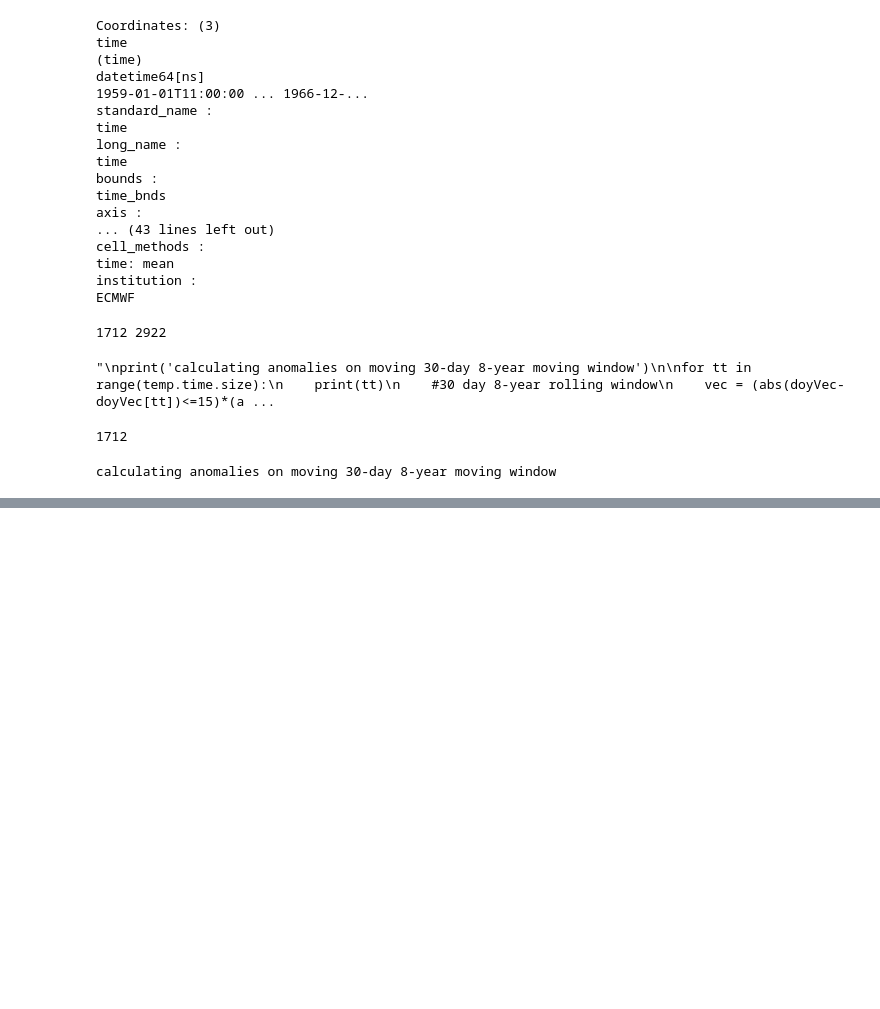
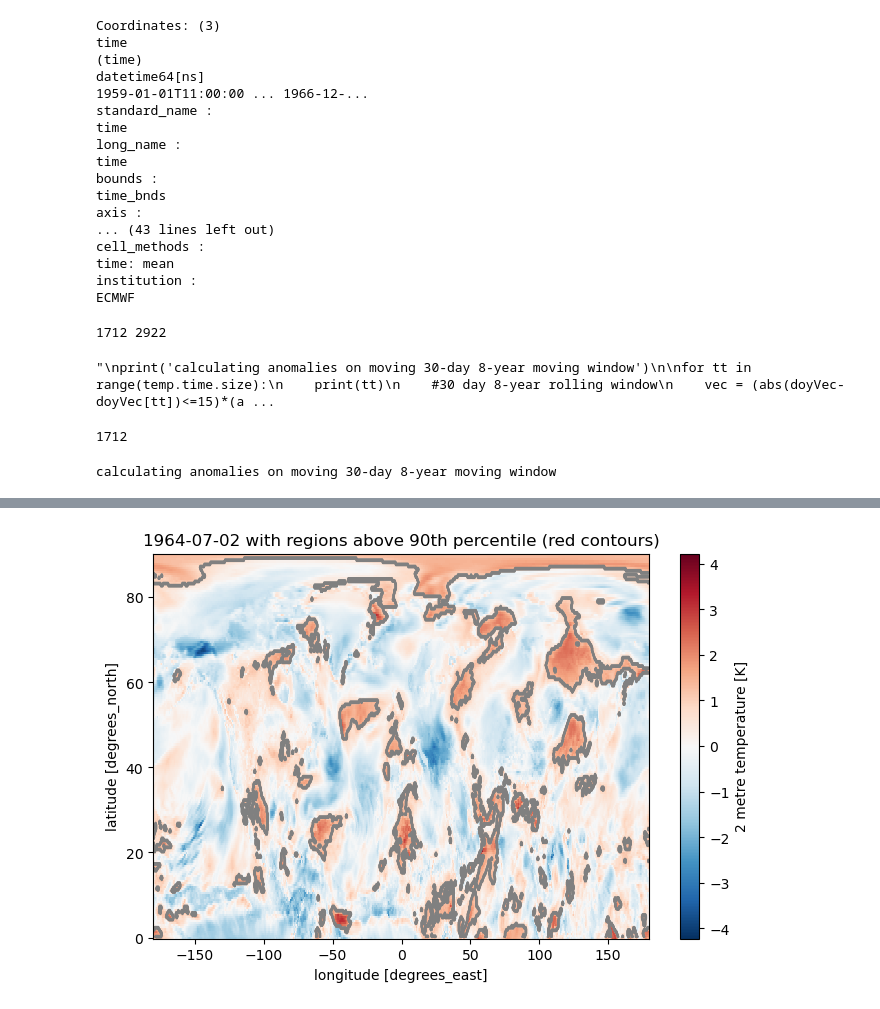
Before and after one commit to edgardotes/HW_contrack, a Jupyter notebook: HW_contrack.ipynb, the cells around one changed output, grey strips where cells are left out. Drawn from its saved outputs; the diff is of its cells as text; code cells hidden in the pictures; blank space fills up the shorter version.

```diff
--- a/HW_contrack.ipynb
+++ b/HW_contrack.ipynb
@@ -369,0 +402,12 @@ matExt.isel(time=0).plot()
+# %%
+# Start plot of the field
+fig, ax = plt.subplots(figsize=(8, 5))
+snap.plot(ax=ax, cmap="RdBu_r")  # base field
+
+# Overlay contour line(s) where values exceed q90
+(snap.isel(time=0) > q90).plot.contour(ax=ax, colors="grey", linewidths=1.5)
+
+plt.title("1964-07-02 with regions above 90th percentile (red contours)")
+plt.show()
+# %% [output]
+[figure, added]
```
Also changed, not shown: parts of 12 cells of this notebook, 1 other file.
